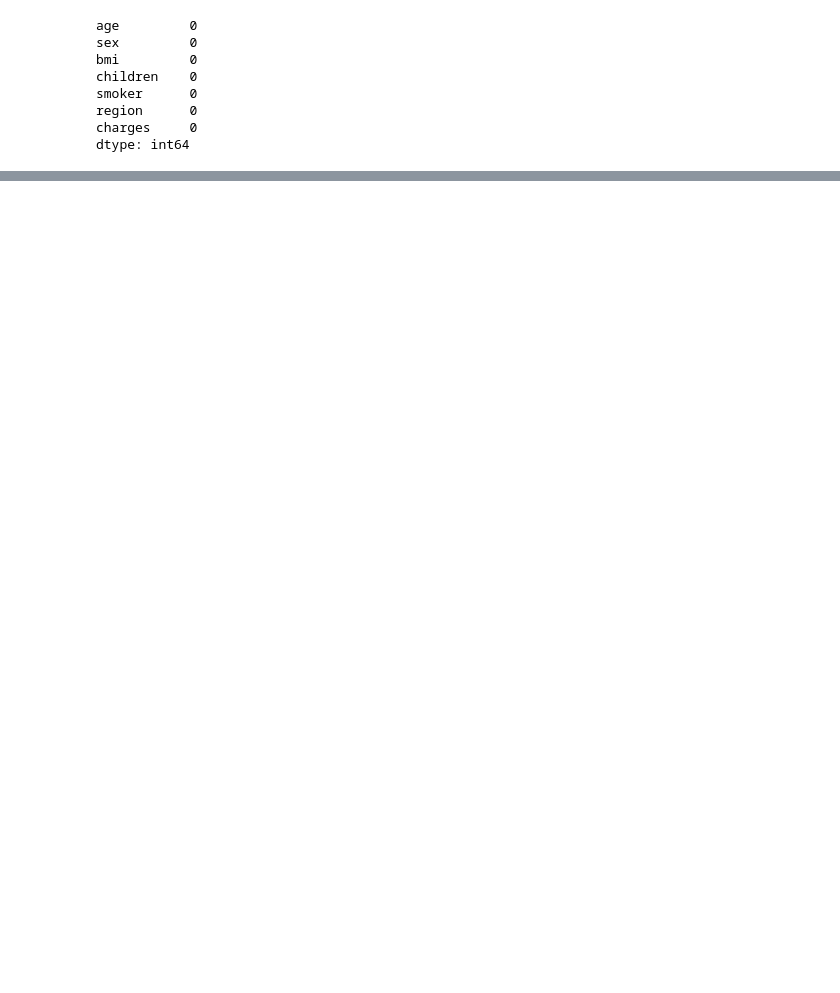
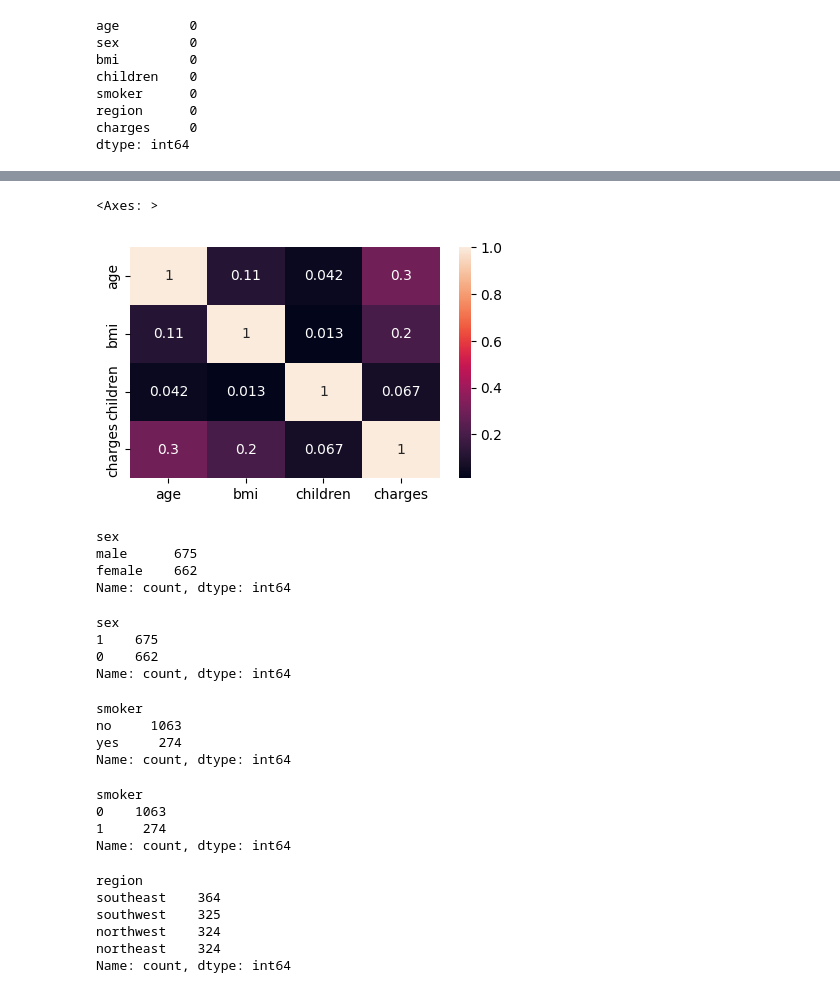
Before and after one commit to Bikram213/Medical-Insurance-Cost-Predictor, a Jupyter notebook: medical_cost.ipynb, the cells around one changed output, grey strips where cells are left out. Cells and saved outputs as stored; diff of their text form; code cells hidden in the pictures; blank space fills up the shorter version.

Commit message:
clean dataset, feature transformation

```diff
--- a/medical_cost.ipynb
+++ b/medical_cost.ipynb
@@ -36,3 +71,5 @@ memory usage: 73.3+ KB
 df.duplicated().sum()
 # %% [output]
 np.int64(1)
+# %%
+df = df.drop_duplicates()
@@ -49,0 +105,5 @@ dtype: int64
+# %%
+df1= df.copy()
+df2= df.copy()
+df3= df.copy()
+df4= df.copy()
@@ -49,0 +126,3 @@ dtype: int64
+# %%
+heat_df = df1[['age','bmi','children','charges']]
+heat_df.head()
@@ -49,0 +136,6 @@ dtype: int64
+# %%
+plt.figure(figsize=(5,3))
+sns.heatmap(heat_df.corr(),annot= True)
+# %% [output]
+<Axes: >
+[figure, added]
@@ -49,0 +145,30 @@ dtype: int64
+# %%
+df1['sex'].value_counts()
+# %% [output]
+sex
+male      675
+female    662
+Name: count, dtype: int64
+# %%
+df1['sex'] = le.fit_transform(df1['sex'])
+df1['sex'].value_counts()
+# %% [output]
+sex
+1    675
+0    662
+Name: count, dtype: int64
+# %%
+df1['smoker'].value_counts()
+# %% [output]
+smoker
+no     1063
+yes     274
+Name: count, dtype: int64
+# %%
+df1['smoker'] = le.fit_transform(df1['smoker'])
+df1['smoker'].value_counts()
+# %% [output]
+smoker
+0    1063
+1     274
+Name: count, dtype: int64
@@ -49,0 +177,9 @@ dtype: int64
+# %%
+df1['region'].value_counts()
+# %% [output]
+region
+southeast    364
+southwest    325
+northwest    324
+northeast    324
+Name: count, dtype: int64
```
Also changed, not shown: parts of 32 cells of this notebook.
